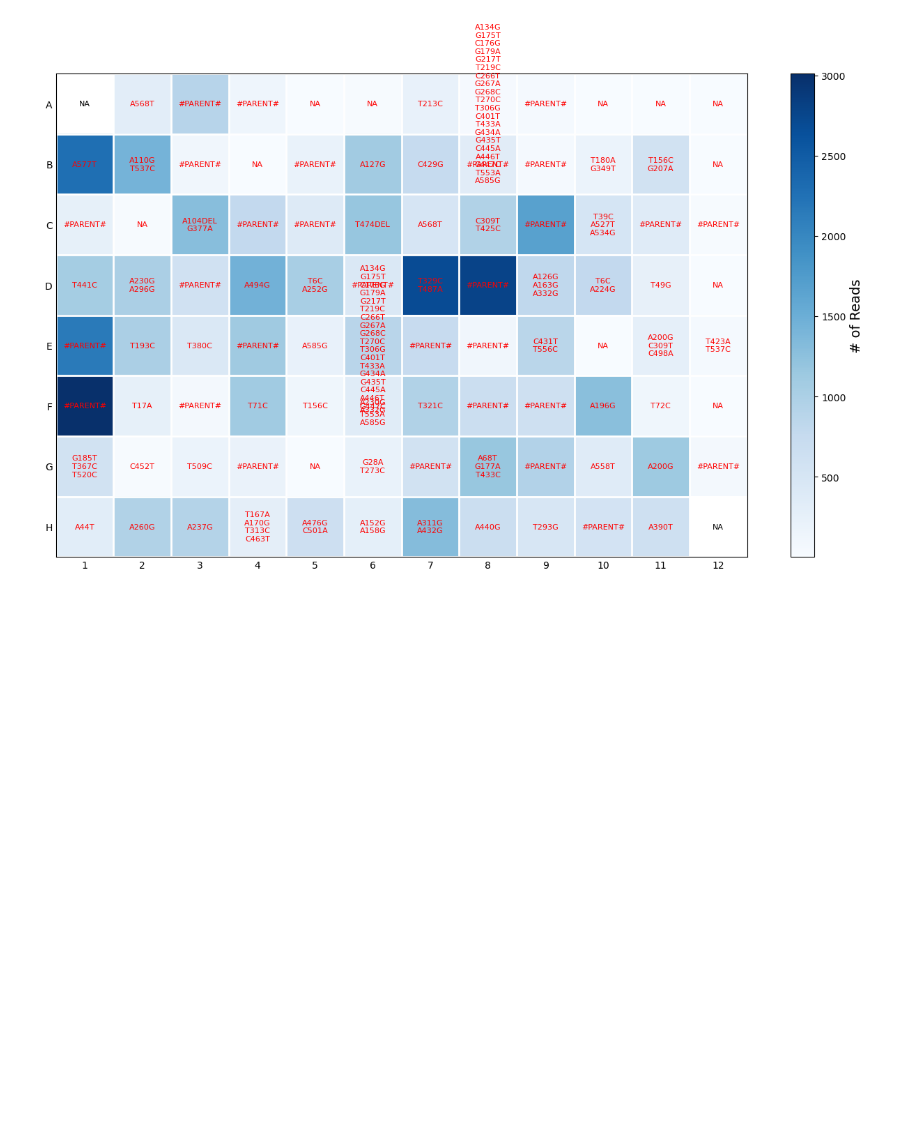
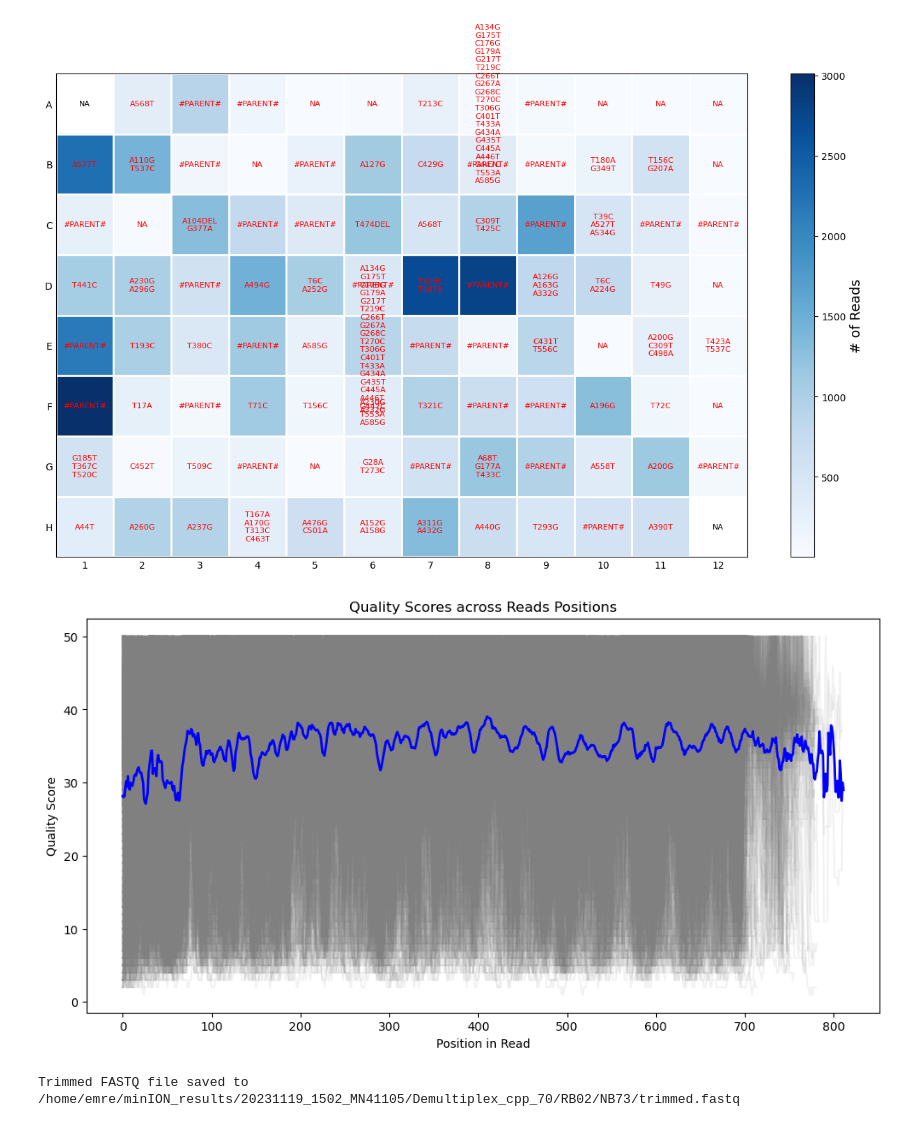
Before and after one commit to fhalab/LevSeq, a Jupyter notebook: examples/data_analysis.ipynb, the cells around one changed output. Saved outputs shown, nothing was run; the diff lists cells and outputs as text; code cells hidden in the pictures; blank space fills up the shorter version.

```diff
--- a/examples/data_analysis.ipynb
+++ b/examples/data_analysis.ipynb
@@ -981,3 +985,82 @@ for plate in [1,2,3,4]:
 [figure]
 [figure]
 [figure]
+# %%
+# Initialize a list to store quality scores
+quality_scores = []
+max_length = 0
+
+fastq_file = "/home/emre/minION_results/20231119_1502_MN41105/Demultiplex_cpp_70/RB02/NB73/trimmed.fastq"
+
+# Read the FASTQ file
+for record in SeqIO.parse(fastq_file, "fastq"):
+    scores = record.letter_annotations["phred_quality"]
+    quality_scores.append(scores)
+    max_length = max(max_length, len(scores))
+
+# Initialize arrays to store total scores and counts
+total_scores = np.zeros(max_length)
+counts = np.zeros(max_length)
+
+# Accumulate scores and counts
+for scores in quality_scores:
+    length = len(scores)
+    total_scores[:length] += scores
+    counts[:length] += 1
+
+# Calculate mean quality scores
+mean_scores = total_scores / counts
+
+# Plotting
+plt.figure(figsize=(12, 6))
+for scores in quality_scores:
+    plt.plot(scores, color='grey', alpha=0.1)  # Plot each read's quality score in transparent grey
+plt.plot(mean_scores, color='blue', linewidth=2)  # Plot the mean quality score
+
+plt.title("Quality Scores across Reads Positions")
+plt.xlabel("Position in Read")
+plt.ylabel("Quality Score")
+plt.show()
+# %% [output]
+[figure, added]
+# %%
+from Bio import SeqIO
+from Bio.SeqRecord import SeqRecord
+from Bio.Seq import Seq
+import sys
+
+def trim_last_100_sequences(fastq_file, output_file):
+    trimmed_reads = []
+
+    for record in SeqIO.parse(fastq_file, "fastq"):
+        # Trim the last 100 sequences
+        trimmed_seq = record.seq[50:-50]
+        trimmed_qual = record.letter_annotations["phred_quality"][50:-50]
+
+        # Create a new SeqRecord with the trimmed sequence and quality scores
+        trimmed_record = SeqRecord(
+            Seq(trimmed_seq),
+            id=record.id,
+            name=record.name,
+            description=record.description,
+            letter_annotations={"phred_quality": trimmed_qual}
+        )
+
+        trimmed_reads.append(trimmed_record)
+
+    # Save the trimmed reads to a new file
+    with open(output_file, "w") as output_handle:
+        SeqIO.write(trimmed_reads, output_handle, "fastq")
+
+    print(f"Trimmed FASTQ file saved to {output_file}")
+
+# Replace with your FASTQ file path and desired output file path
+fastq_file = "/home/emre/minION_results/20231119_1502_MN41105/Demultiplex_cpp_70/RB02/NB73/consensus/demultiplexed_RB02_NB73_000.fastq"
+output_file = "/home/emre/minION_results/20231119_1502_MN41105/Demultiplex_cpp_70/RB02/NB73/trimmed.fastq"
+
+try:
+    trim_last_100_sequences(fastq_file, output_file)
+except Exception as e:
+    print(f"An error occurred: {e}", file=sys.stderr)
+# %% [output]
+Trimmed FASTQ file saved to /home/emre/minION_results/20231119_1502_MN41105/Demultiplex_cpp_70/RB02/NB73/trimmed.fastq
```
Also changed, not shown: parts of 7 cells of this notebook, 2 other files.
